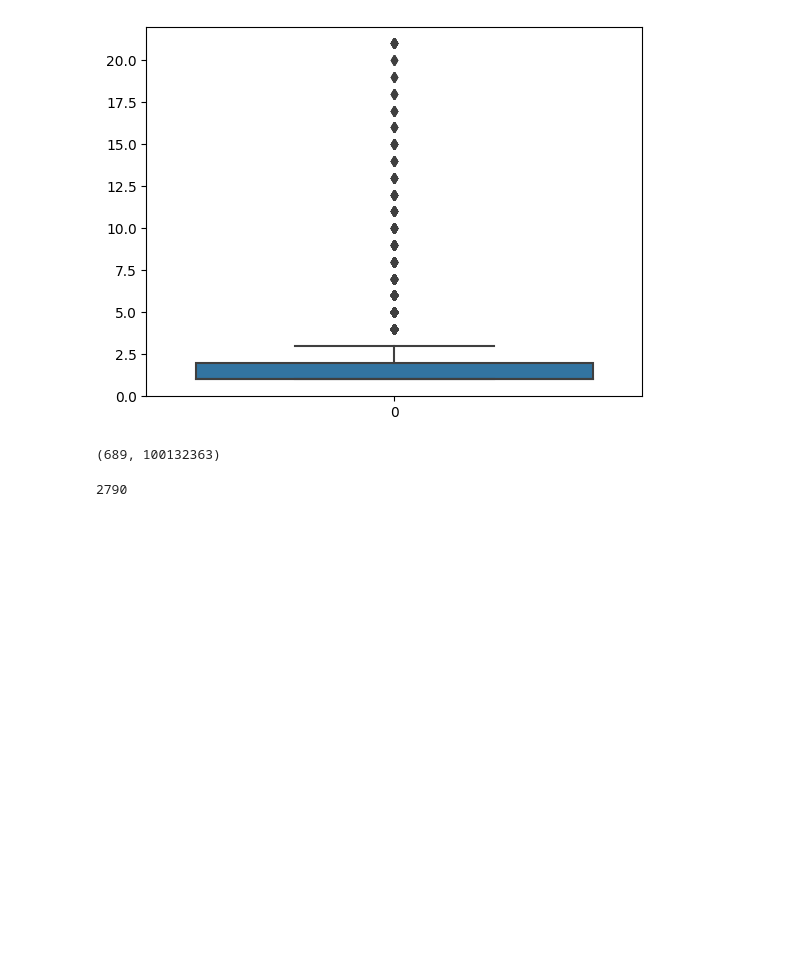
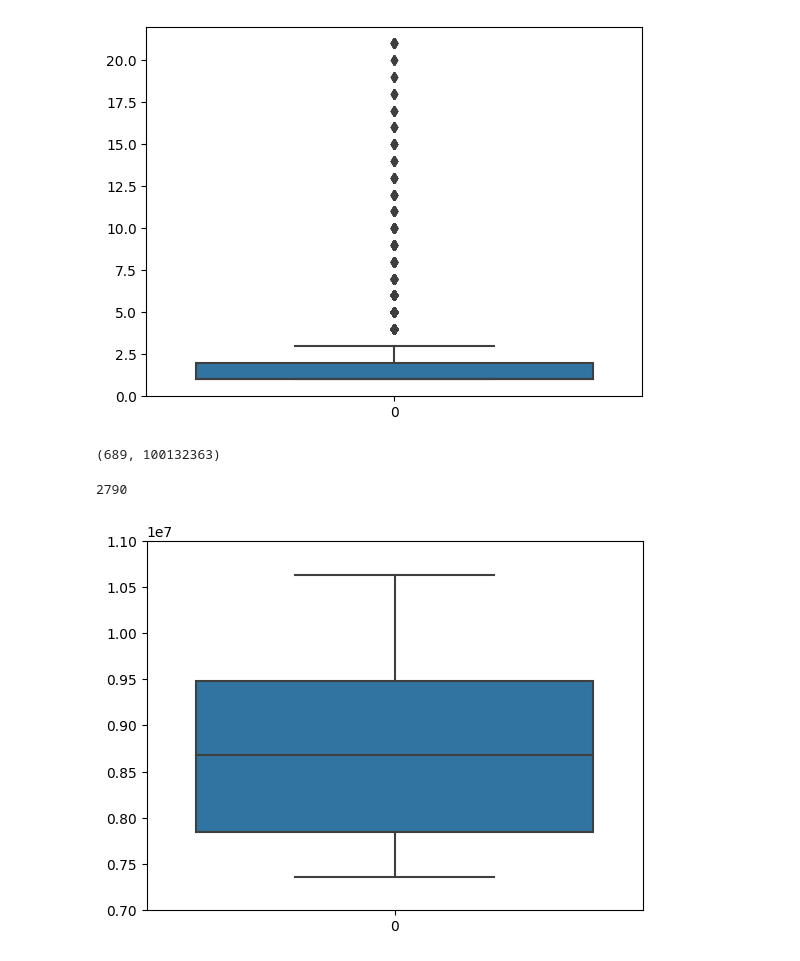
Before and after one commit to lapythie/dora, a Jupyter notebook: notebooks/users.ipynb, the cells around one changed output. Saved outputs shown, nothing was run; the diff lists cells and outputs as text; code cells hidden in the pictures; blank space fills up the shorter version.

Commit message:
plot num profiles

```diff
--- a/notebooks/users.ipynb
+++ b/notebooks/users.ipynb
@@ -271,3 +271,8 @@ min(numprofiles), max(numprofiles)
 len(numprofiles)
 # %% [output]
 2790
+# %%
+ax = sns.boxplot(numprofiles)
+ax.set(ylim=(7_000_000, 11_000_000));
+# %% [output]
+[figure, added]
```
